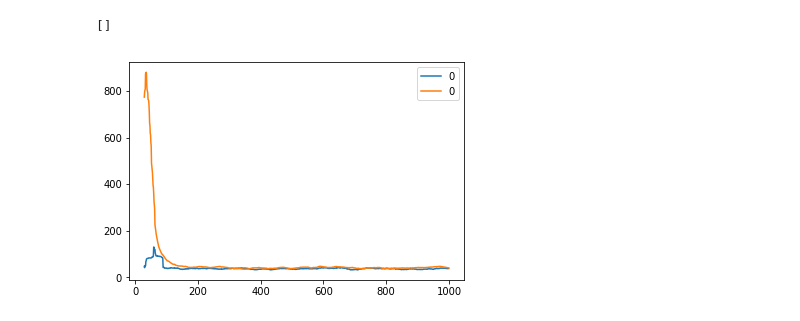
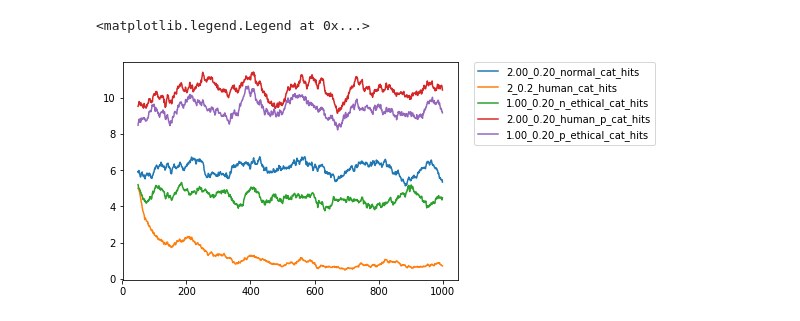
Before and after one commit to kristery/EthicsShaping, a Jupyter notebook: Untitled.ipynb, the cells around one changed output. Cells and saved outputs as stored; diff of their text form; code cells hidden in the pictures.

```diff
--- a/Untitled.ipynb
+++ b/Untitled.ipynb
@@ -45,12 +27,31 @@ plt.plot()
-# %%
-df0 = pd.read_csv(folder+'ethical_steps.csv')
-df1 = pd.read_csv(folder+'normal_steps.csv')
-df = pd.concat([df0, df1], axis=1)
-mean = df.rolling(interval).mean()
-
-
-mean.plot()
-plt.plot()
-# %% [output]
-[]
-[figure, removed]
+# %%
+import pandas as pd
+import matplotlib.pyplot as plt
+import seaborn as sns
+interval = 50
+folder = './Drive/record/'
+colors = sns.color_palette("hls", 8)
+
+f0 = '2.00_0.20_normal_cat_hits'
+df0 = pd.read_csv(folder+f0+'.csv')
+df0.columns = [f0]
+f1 = '2_0.2_human_cat_hits'
+df1 = pd.read_csv(folder+f1+'.csv')
+df1.columns = [f1]
+f2 = '1.00_0.20_n_ethical_cat_hits'
+df2 = pd.read_csv(folder+f2+'.csv')
+df2.columns = [f2]
+f3 = '2.00_0.20_human_p_cat_hits'
+df3 = pd.read_csv(folder+f3+'.csv')
+df3.columns = [f3]
+f4 = '1.00_0.20_p_ethical_cat_hits'
+df4 = pd.read_csv(folder+f4+'.csv')
+df4.columns = [f4]
+
+df = pd.concat([df0, df1, df2, df3, df4], axis=1)
+mean = df.rolling(interval).mean()
+mean.plot()
+plt.legend(bbox_to_anchor=(1.05, 1), loc=2, borderaxespad=0.)
+# %% [output]
+<matplotlib.legend.Legend at 0x...>
+[figure, added]
```
Also changed, not shown: parts of 3 cells of this notebook, 27 other files.
